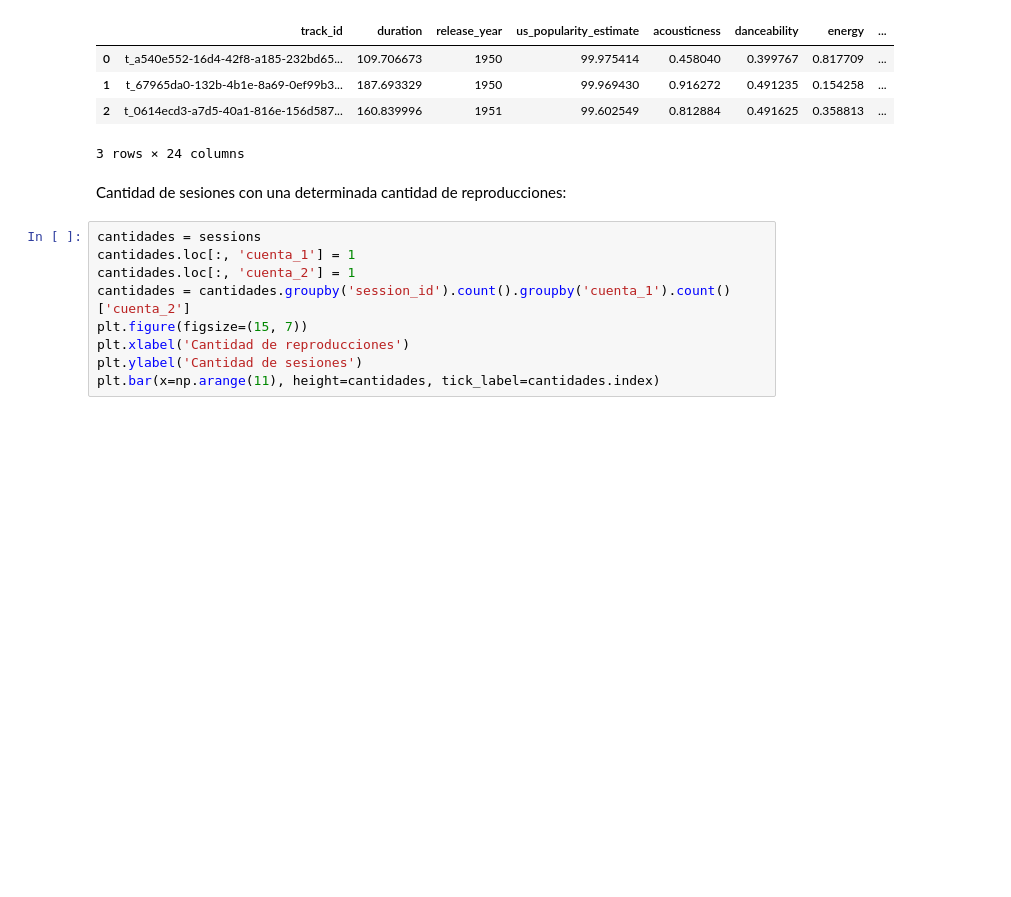
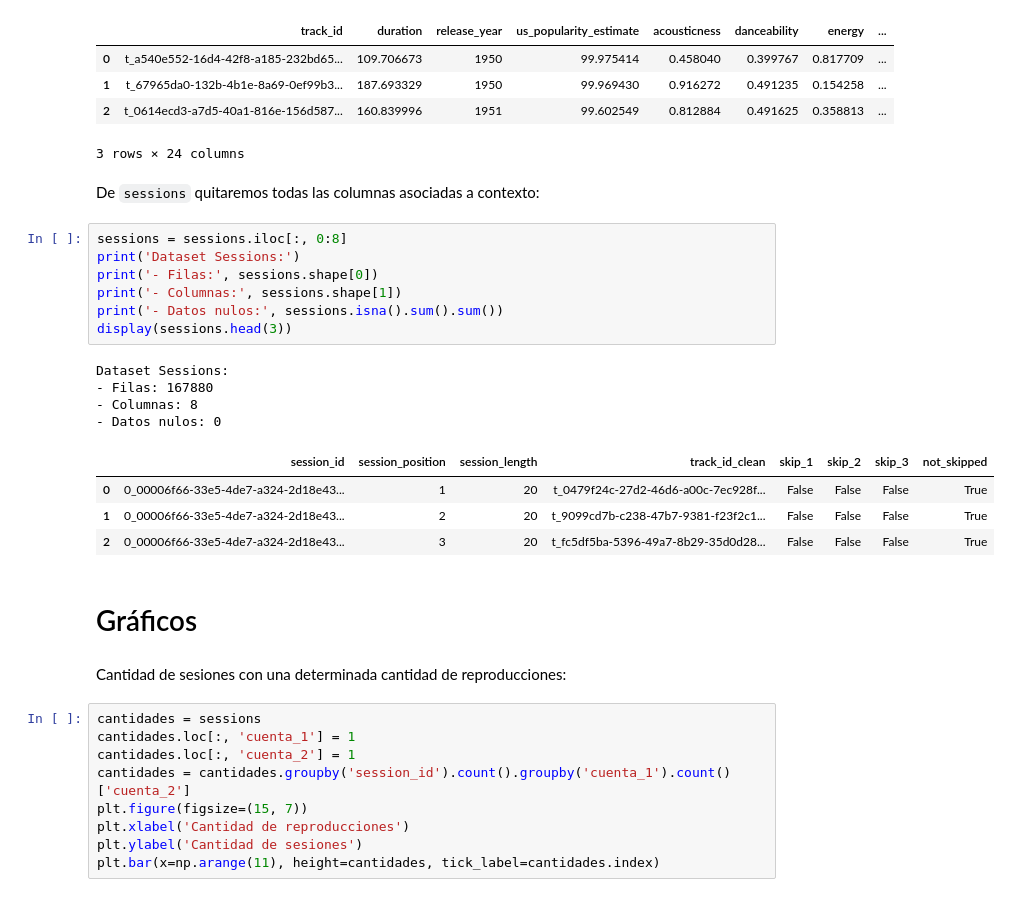
Before and after one commit to sebac820/recsys-grupo-15, a Jupyter notebook: proyecto.ipynb, the cells around one changed output. Drawn from its saved outputs; the diff is of its cells as text; blank space fills up the shorter version.

Commit message:
sacar columnas de sessions

```diff
--- a/proyecto.ipynb
+++ b/proyecto.ipynb
@@ -67,6 +67,26 @@ Dataset Track Features, sin columnas no obtenibles de la API de Spotify:
 | 1 | t_67965da0-132b-4b1e-8a69-0ef99b3... | 187.693329 | 1950 | 99.969430 | 0.916272 | 0.491235 | 0.154258 | ... |
 | 2 | t_0614ecd3-a7d5-40a1-816e-156d587... | 160.839996 | 1951 | 99.602549 | 0.812884 | 0.491625 | 0.358813 | ... |
 3 rows × 24 columns
+# %% [markdown]
+De `sessions` quitaremos todas las columnas asociadas a contexto:
+# %%
+sessions = sessions.iloc[:, 0:8]
+print('Dataset Sessions:')
+print('- Filas:', sessions.shape[0])
+print('- Columnas:', sessions.shape[1])
+print('- Datos nulos:', sessions.isna().sum().sum())
+display(sessions.head(3))
+# %% [output]
+Dataset Sessions:
+- Filas: 167880
+- Columnas: 8
+- Datos nulos: 0
+|  | session_id | session_position | session_length | track_id_clean | skip_1 | skip_2 | skip_3 | not_skipped |
+| 0 | 0_00006f66-33e5-4de7-a324-2d18e43... | 1 | 20 | t_0479f24c-27d2-46d6-a00c-7ec928f... | False | False | False | True |
+| 1 | 0_00006f66-33e5-4de7-a324-2d18e43... | 2 | 20 | t_9099cd7b-c238-47b7-9381-f23f2c1... | False | False | False | True |
+| 2 | 0_00006f66-33e5-4de7-a324-2d18e43... | 3 | 20 | t_fc5df5ba-5396-49a7-8b29-35d0d28... | False | False | False | True |
+# %% [markdown]
+# Gráficos
 # %% [markdown]
 Cantidad de sesiones con una determinada cantidad de reproducciones:
 # %%
```
Also changed, not shown: parts of 3 cells of this notebook.
